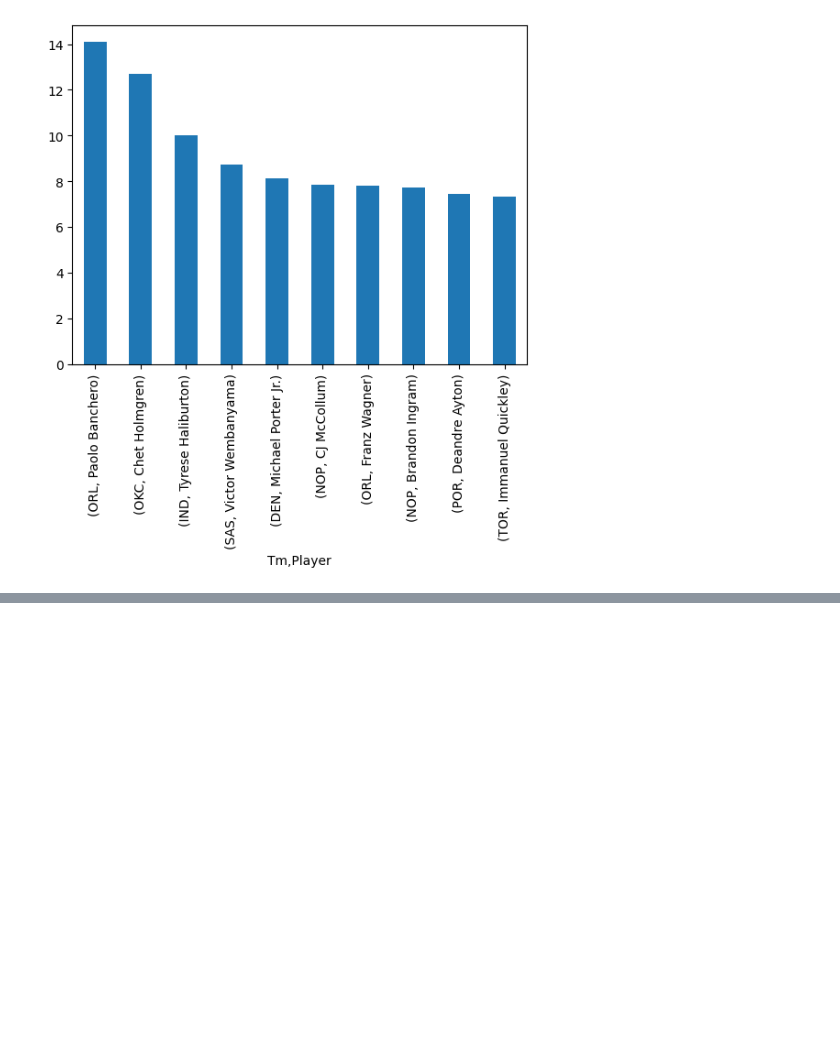
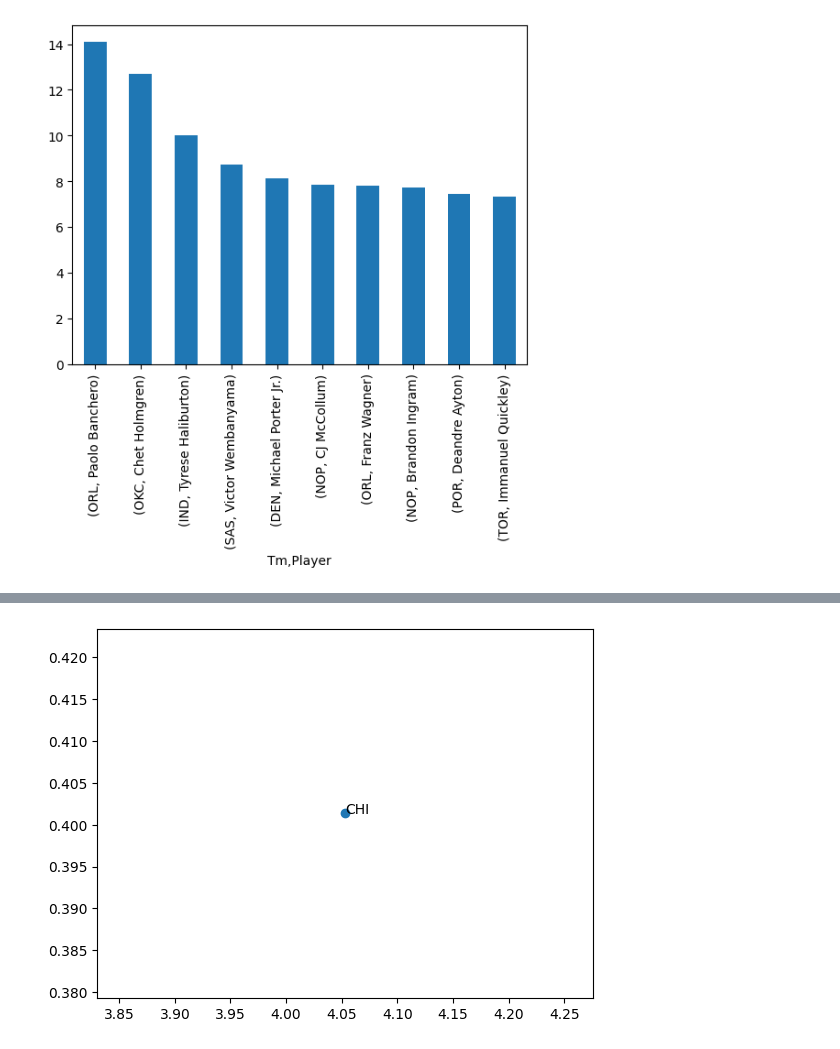
Before and after one commit to JamesDerrick22/cs130-project, a Jupyter notebook: Analysis.ipynb, the cells around one changed output, grey strips where cells are left out. Cells and saved outputs as stored; diff of their text form; code cells hidden in the pictures; blank space fills up the shorter version.

```diff
--- a/Analysis.ipynb
+++ b/Analysis.ipynb
@@ -186,0 +267,7 @@ filtered_stats['Diff'].head(10).plot(kind='bar')
+# %%
+chi = team_summary.loc['CHI']    #Isolate and highlight Bulls
+plt.scatter(chi['Diff'], chi['Win_pct'])
+plt.text(chi['Diff'], chi['Win_pct'], 'CHI', fontsize=10)
+plt.show()
+# %% [output]
+[figure, added]
```
Also changed, not shown: parts of 9 cells of this notebook, 1 other file.
